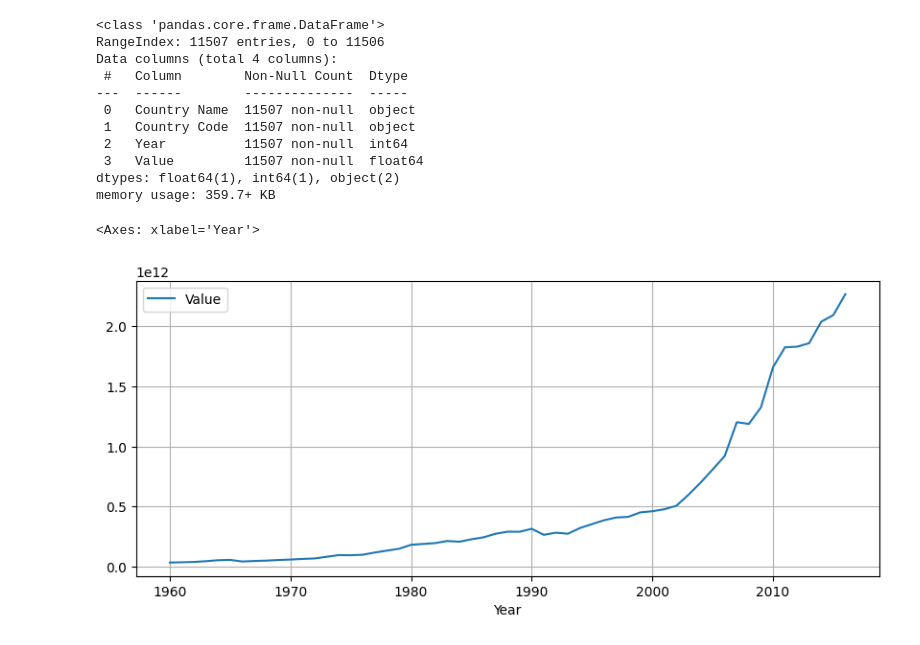
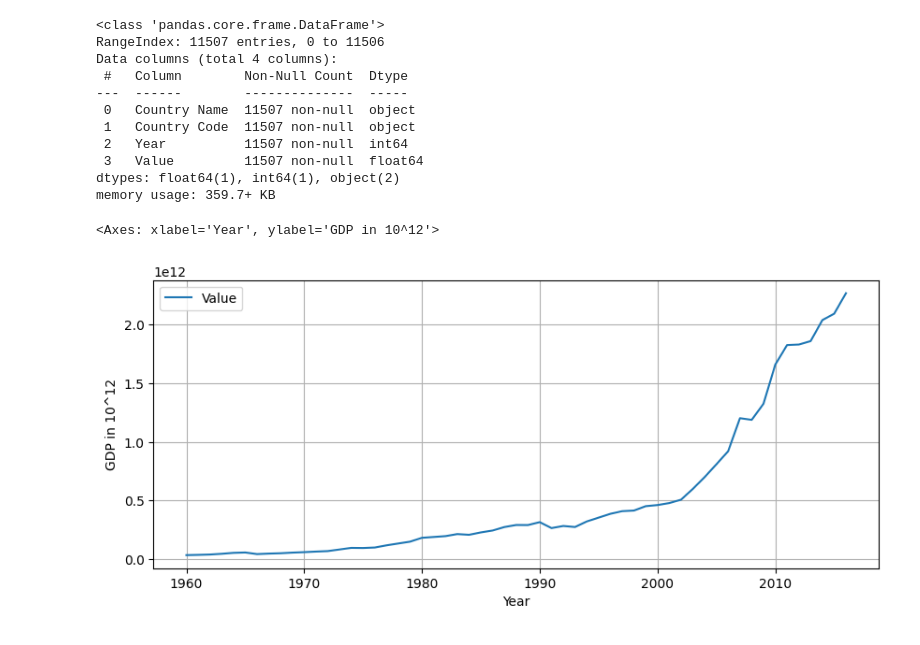
Before and after one commit to RS-Sowmya/Learning, a Jupyter notebook: GDP_analysis.ipynb, the cells around one changed output. Cells and saved outputs as stored; diff of their text form; code cells hidden in the pictures.

```diff
--- a/GDP_analysis.ipynb
+++ b/GDP_analysis.ipynb
@@ -51,7 +63,7 @@ memory usage: 359.7+ KB
 # %%
 # analysis one country
 df_India = df[df['Country Name'] == 'India']
-df_India.plot(kind = 'line', x = 'Year', y = 'Value',figsize = (10,4),grid = 'True')
+df_India.plot(kind = 'line', x = 'Year', y = 'Value',figsize = (10,4),grid = 'True', ylabel = 'GDP in 10^12', xlabel = 'Year')
 # %% [output]
-<Axes: xlabel='Year'>
+<Axes: xlabel='Year', ylabel='GDP in 10^12'>
-[figure, old version]
+[figure, new version]
```
Also changed, not shown: parts of 14 cells of this notebook.
